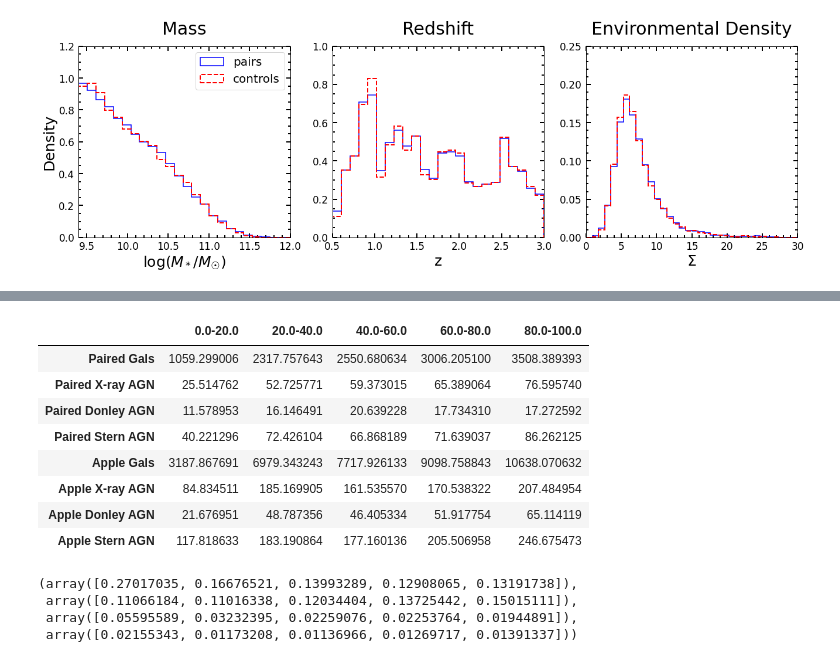
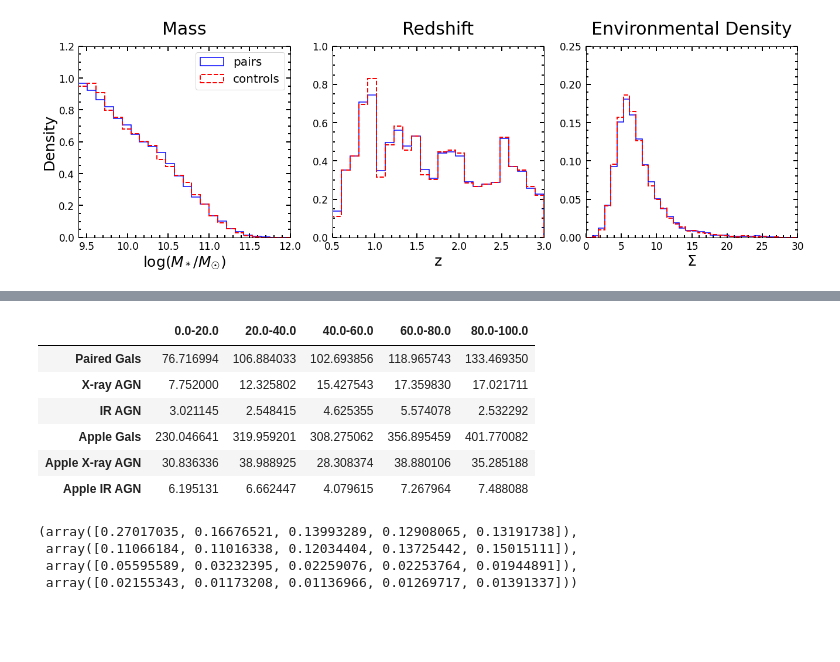
Before and after one commit to sldough21/pair-conv-misc, a Jupyter notebook: pam_analysis.ipynb, the cells around one changed output, grey strips where cells are left out. Cells and saved outputs as stored; diff of their text form; code cells hidden in the pictures; blank space fills up the shorter version.

```diff
--- a/pam_analysis.ipynb
+++ b/pam_analysis.ipynb
@@ -1405,42 +1385,29 @@ ValueError: array of sample points is empty
 # %%
 # collect count numbers in a df <- FORGET ABOUT ISOLATED GALAXIES FOR NOW
 all_pairs_df = pd.DataFrame.from_dict([tot_pair])
 all_iso_df = pd.DataFrame.from_dict([tot_iso])
 pXAGN_df = pd.DataFrame.from_dict([pXAGN_count])
 iXAGN_df = pd.DataFrame.from_dict([iXAGN_count])
-pDoAGN_df = pd.DataFrame.from_dict([pDoAGN_count])
-iDoAGN_df = pd.DataFrame.from_dict([iDoAGN_count])
-pStAGN_df = pd.DataFrame.from_dict([pStAGN_count])
-iStAGN_df = pd.DataFrame.from_dict([iStAGN_count])
+pIRAGN_df = pd.DataFrame.from_dict([pIRAGN_count])
+iIRAGN_df = pd.DataFrame.from_dict([iIRAGN_count])
+# pStAGN_df = pd.DataFrame.from_dict([pStAGN_count])
+# iStAGN_df = pd.DataFrame.from_dict([iStAGN_count])
 
-df = pd.concat([all_pairs_df, pXAGN_df, pDoAGN_df, pStAGN_df,
-               all_iso_df, iXAGN_df, iDoAGN_df, iStAGN_df], ignore_index = True, axis=0)
+df = pd.concat([all_pairs_df, pXAGN_df, pIRAGN_df,
+               all_iso_df, iXAGN_df, iIRAGN_df], ignore_index = True, axis=0)
 # df = df.rename(index={0: 'Paired Gals', 1: 'Paired X-ray AGN', 2: 'Paired Dale AGN',
 #                       3: 'Paired Donley AGN', 4:'Paired Stern AGN'})
-df = df.rename(index={0:'Paired Gals', 1:'Paired X-ray AGN', 2:'Paired Donley AGN', 3:'Paired Stern AGN',
-                     4:'Apple Gals', 5:'Apple X-ray AGN', 6:'Apple Donley AGN', 7:'Apple Stern AGN'})
+df = df.rename(index={0:'Paired Gals', 1:'X-ray AGN', 2:'IR AGN',
+                     3:'Apple Gals', 4:'Apple X-ray AGN', 5:'Apple IR AGN'})
 df
-# paired Don = 1.735528 for ps, N = 50.317193
-# paired Don = 1.672754 for p, N = 35.381086
-
-# COSMOS has Don = 0.168 for ps, N = 22.295
-
-# CANDELS has Don = 1.567567 for p, N = 28.021977
-# COSMOS has Don = 0.167958 for p, N = 17.864305
-# CANDELS has Don = 1.504796 for p, N = 17.516780
-
-# 0.993839, 1.119244 w/ harsh mag cut (ie 9.7)
-# 1.599138, 3.321507 for CANDELS, N = 28.021977
 # %% [output]
 |  | 0.0-20.0 | 20.0-40.0 | 40.0-60.0 | 60.0-80.0 | 80.0-100.0 |
-| Paired Gals | 1059.299006 | 2317.757643 | 2550.680634 | 3006.205100 | 3508.389393 |
-| Paired X-ray AGN | 25.514762 | 52.725771 | 59.373015 | 65.389064 | 76.595740 |
-| Paired Donley AGN | 11.578953 | 16.146491 | 20.639228 | 17.734310 | 17.272592 |
-| Paired Stern AGN | 40.221296 | 72.426104 | 66.868189 | 71.639037 | 86.262125 |
-| Apple Gals | 3187.867691 | 6979.343243 | 7717.926133 | 9098.758843 | 10638.070632 |
-| Apple X-ray AGN | 84.834511 | 185.169905 | 161.535570 | 170.538322 | 207.484954 |
-| Apple Donley AGN | 21.676951 | 48.787356 | 46.405334 | 51.917754 | 65.114119 |
-| Apple Stern AGN | 117.818633 | 183.190864 | 177.160136 | 205.506958 | 246.675473 |
+| Paired Gals | 76.716994 | 106.884033 | 102.693856 | 118.965743 | 133.469350 |
+| X-ray AGN | 7.752000 | 12.325802 | 15.427543 | 17.359830 | 17.021711 |
+| IR AGN | 3.021145 | 2.548415 | 4.625355 | 5.574078 | 2.532292 |
+| Apple Gals | 230.046641 | 319.959201 | 308.275062 | 356.895459 | 401.770082 |
+| Apple X-ray AGN | 30.836336 | 38.988925 | 28.308374 | 38.880106 | 35.285188 |
+| Apple IR AGN | 6.195131 | 6.662447 | 4.079615 | 7.267964 | 7.488088 |
 # %%
 def binomial_err(c, k, n):
     p_lower = dist.beta.ppf((1-c)/2., k+1, n-k+1)
```
Also changed, not shown: parts of 16 cells of this notebook.
